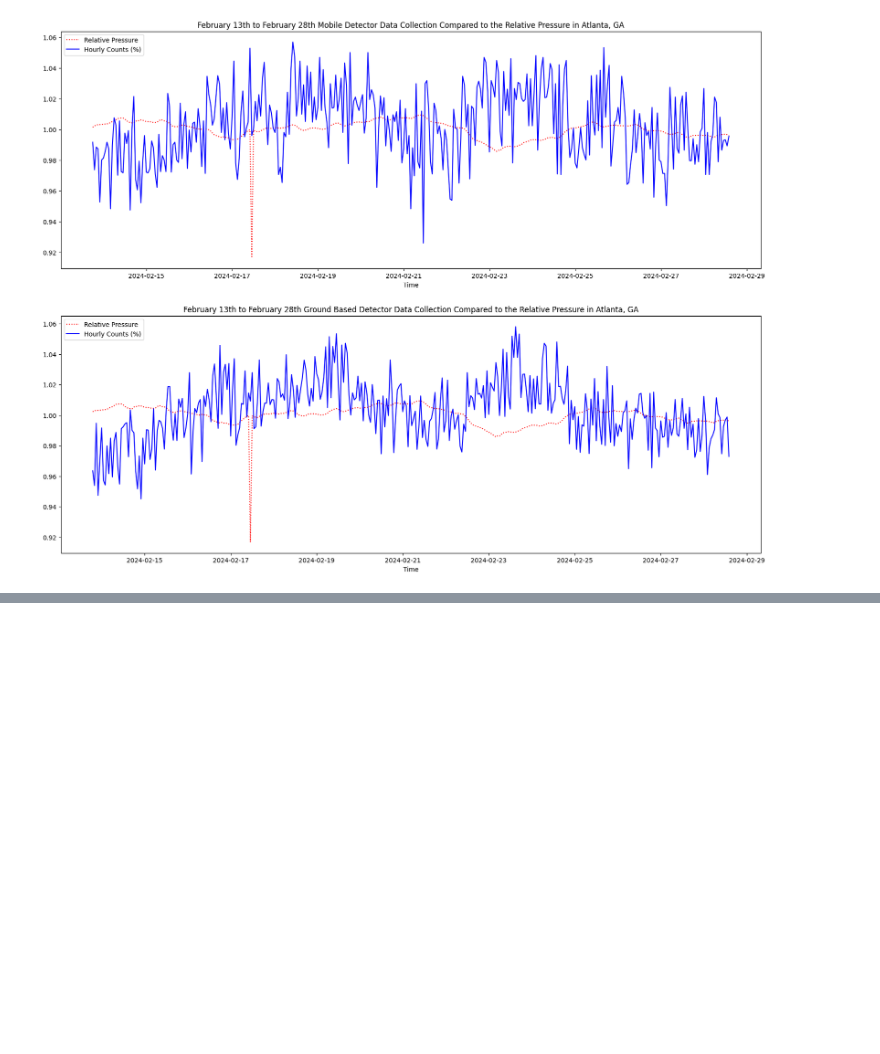
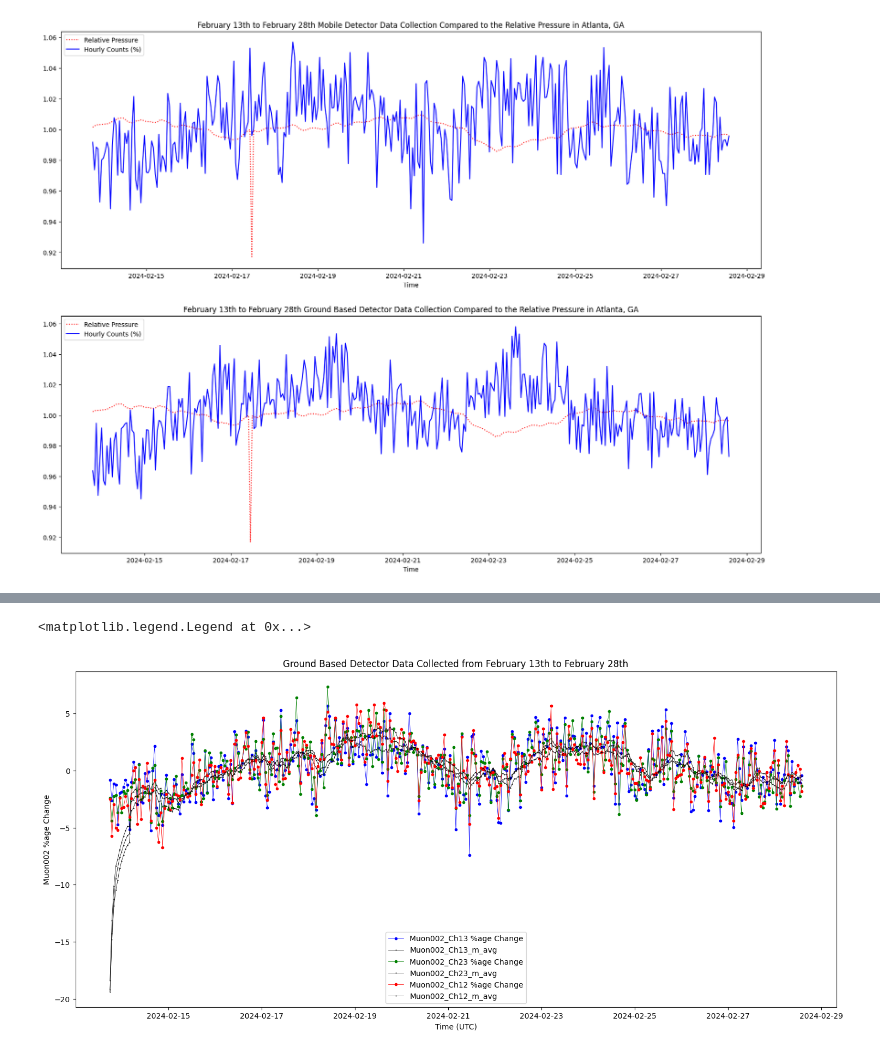
Before and after one commit to vpadgett1/cubesat_test_data, a Jupyter notebook: consistency_2024/Feb_2024_with_ground.ipynb, the cells around one changed output, grey strips where cells are left out. Saved outputs shown, nothing was run; the diff lists cells and outputs as text; code cells hidden in the pictures; blank space fills up the shorter version.

```diff
--- a/consistency_2024/Feb_2024_with_ground.ipynb
+++ b/consistency_2024/Feb_2024_with_ground.ipynb
@@ -359,0 +455,8 @@ ax2.legend(['Relative Pressure', 'Hourly Counts (%)'], loc='upper left')
+# %%
+#import the countries data from the csv file with an index column of countries
+df_ground_updated = pd.read_csv("Feb13_Feb28_CubeSat_Data.csv")
+#timestamp column to datetime
+df_ground_updated['timestamp'] = pd.to_datetime(df_ground_updated['timestamp'])
+df_ground_updated = df_ground_updated.resample('H', on ='timestamp', axis=0).sum()
+# df_cubesat = df_ground.resample('H', on ='timestamp', axis=0).mean()
+df_ground_updated.head()
@@ -359,0 +471,39 @@ ax2.legend(['Relative Pressure', 'Hourly Counts (%)'], loc='upper left')
+# %%
+df_ground_updated["Chan_0_1_pct"] = ((df_ground_updated['Chan_0_1'] - df_ground_updated['Chan_0_1'].mean())/
+                      df_ground_updated['Chan_0_1'].mean()*100)
+df_ground_updated["Chan_0_2_pct"] = ((df_ground_updated['Chan_0_2'] - df_ground_updated['Chan_0_2'].mean())/
+                      df_ground_updated['Chan_0_2'].mean()*100)
+df_ground_updated["Chan_1_2_pct"] = ((df_ground_updated['Chan_1_2'] - df_ground_updated['Chan_1_2'].mean())/
+                      df_ground_updated['Chan_1_2'].mean()*100)
+df_ground_updated["Chan_0_1_m_avg"] = df_ground_updated.rolling('12H').Chan_0_1_pct.mean()
+df_ground_updated["Chan_0_2_m_avg"] = df_ground_updated.rolling('12H').Chan_0_2_pct.mean()
+df_ground_updated["Chan_1_2_m_avg"] = df_ground_updated.rolling('12H').Chan_1_2_pct.mean()
+
+df_ground_updated.head()
+
+#filter out first and last lines of data
+df_ground_updated = df_ground_updated.iloc[1:]
+df_ground_updated = df_ground_updated.iloc[:-1]
+# %%
+plt.rcParams["axes.grid"] = False
+fig, (ax5) = plt.subplots(1,figsize=(18, 8))
+
+ax5.plot(df_ground_updated["Chan_0_2_pct"],
+marker='o', markersize=3, linestyle='-', linewidth=0.5, color='blue', label='Muon002_Ch13 %age Change')
+ax5.plot(df_ground_updated["Chan_0_2_m_avg"],
+marker='.', markersize=1, linestyle='-', linewidth=0.5, color='black', label='Muon002_Ch13_m_avg')
+ax5.plot(df_ground_updated["Chan_1_2_pct"],
+marker='o', markersize=3, linestyle='-', linewidth=0.5, color='green', label='Muon002_Ch23 %age Change')
+ax5.plot(df_ground_updated["Chan_1_2_m_avg"],
+marker='.', markersize=1, linestyle='-', linewidth=0.5, color='black', label='Muon002_Ch23_m_avg')
+ax5.plot(df_ground_updated["Chan_0_1_pct"],
+marker='o', markersize=3, linestyle='-', linewidth=0.5, color='red', label='Muon002_Ch12 %age Change')
+ax5.plot(df_ground_updated["Chan_0_1_m_avg"],
+marker='.', markersize=1, linestyle='-', linewidth=0.5, color='black', label='Muon002_Ch12_m_avg')
+ax5.set_ylabel('Muon002 %age Change')
+ax5.set_xlabel('Time (UTC)')
+ax5.set_title('Ground Based Detector Data Collected from February 13th to February 28th')
+ax5.legend(loc='lower center')
+# %% [output]
+<matplotlib.legend.Legend at 0x...>
+[figure, added]
```
Also changed, not shown: parts of 11 cells of this notebook, 6 other files.
